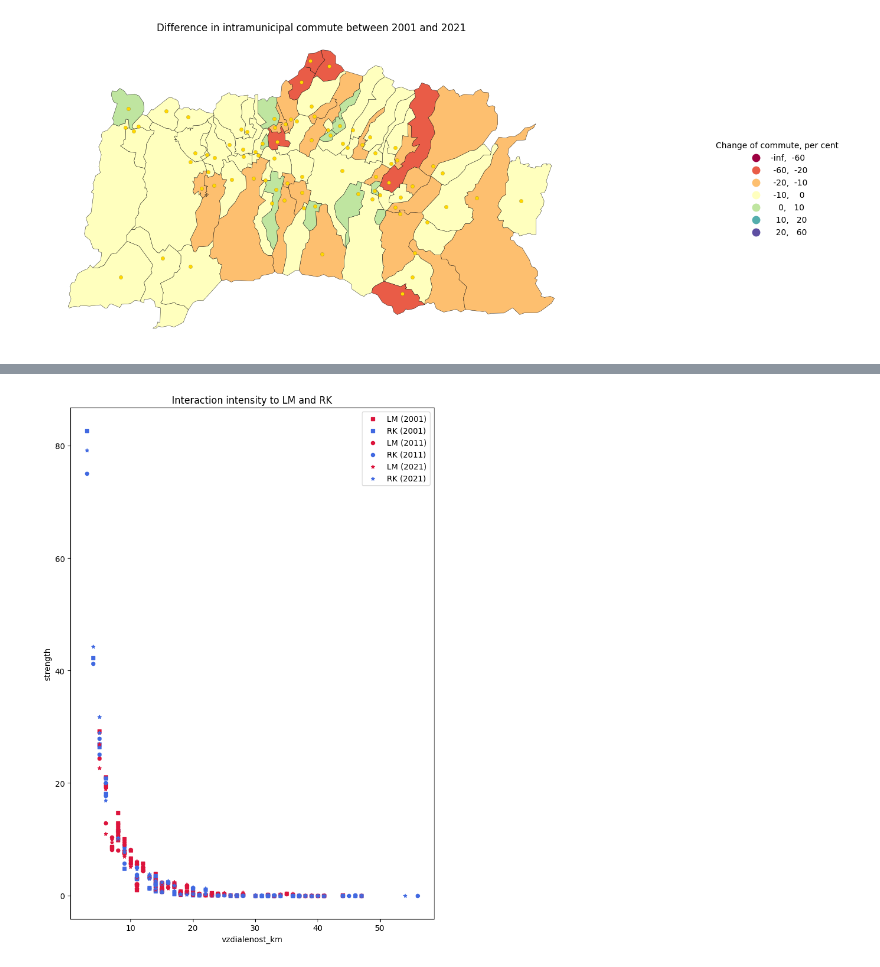
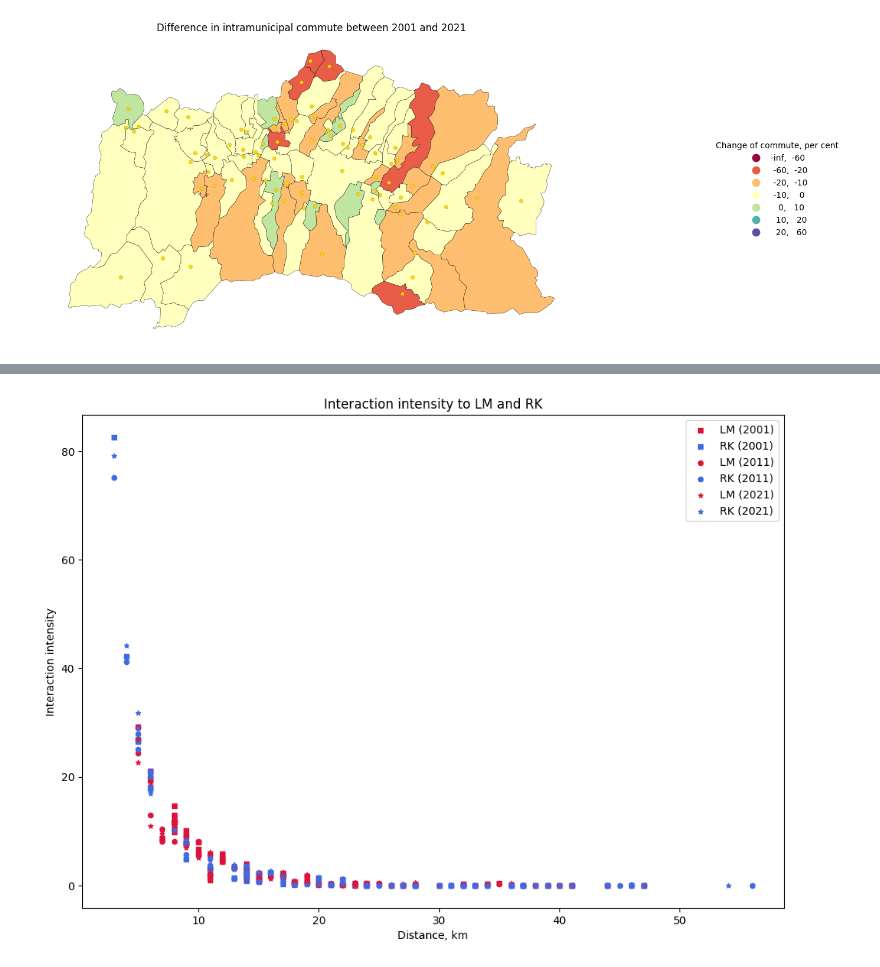
Before and after one commit to dbelohonov/maps_liptov, a Jupyter notebook: notebooks/comparison.ipynb, the cells around one changed output, grey strips where cells are left out. Cells and saved outputs as stored; diff of their text form; code cells hidden in the pictures.

Commit message:
Interaction intensity plots

```diff
--- a/notebooks/comparison.ipynb
+++ b/notebooks/comparison.ipynb
@@ -606,8 +651,4 @@ plt.show()
 # %%
-
-# print(distance.head())
-print(table21.columns)
-
 dist21 = commute21.merge(
     table21[["obecA", "spolu21"]],
     left_on = "obecA",
@@ -645,7 +686,13 @@ print(dist_lm_21.shape[0])
 plt.figure(figsize = (11.69, 8.27))
 # ------------------------------ Gravity force of LM ------------------------------
 plt.subplot(2, 1, 1)
-dist_lm_21["interval"] = pd.cut(dist_lm_21["strength"], bins = 5, labels = False)
+dist_lm_21["interval"] = pd.cut(dist_lm_21["strength"], bins = distance_bins, include_lowest = False, labels = False)
+map2.plot(
+    ax = plt.gca(),
+    color = "lightgray",
+    edgecolor = "black",
+    linewidth = 0.3
+)
 dist_lm_21.plot(
     ax = plt.gca(),
     column = "strength",
@@ -653,8 +700,8 @@ dist_lm_21.plot(
     legend = True,
     edgecolor = "black",
     linewidth = 0.3,
-    scheme = "equalinterval",
-    k = 5,
+    scheme = "user_defined",
+    classification_kwds = {"bins": distance_bins},
     legend_kwds = {
         "title": "Sila vztahu",
         "loc": "right",
@@ -675,7 +722,13 @@ plt.axis(False)
 
 # ------------------------------ Gravity force of RK ------------------------------
 plt.subplot(2, 1, 2)
-dist_rk_21["interval"] = pd.cut(dist_rk_21["strength"], bins = 5, labels = False)
+dist_rk_21["interval"] = pd.cut(dist_rk_21["strength"], bins = distance_bins, include_lowest = False, labels = False)
+map2.plot(
+    ax = plt.gca(),
+    color = "lightgray",
+    edgecolor = "black",
+    linewidth = 0.3
+)
 dist_rk_21.plot(
     ax = plt.gca(),
     column = "strength",
@@ -683,8 +736,8 @@ dist_rk_21.plot(
     legend = True,
     edgecolor = "black",
     linewidth = 0.3,
-    scheme = "equalinterval",
-    k = 5,
+    scheme = "user_defined",
+    classification_kwds = {"bins": distance_bins},
     legend_kwds = {
         "title": "Sila vztahu",
         "loc": "right",
@@ -702,6 +755,6 @@ obce_gdf.plot(
 )
 plt.title("Interaction intensity of RK (2021)")
 plt.axis(False)
-plt.savefig("../result_maps/gravity/LM_RK_gravity_2021.pdf", format = "pdf", dpi = 300, bbox_inches = "tight")
+# plt.savefig("../result_maps/gravity/LM_RK_gravity_2021.pdf", format = "pdf", dpi = 300, bbox_inches = "tight")
 plt.show()
 # %% [output]
@@ -754,14 +764,16 @@ dist_rk = (
 # %%
-plt.figure(figsize = (8.27, 11.69))
+plt.figure(figsize = (11.69, 8.27))
 
 dist_lm_01.plot(kind = "scatter", x = "vzdialenost_km", y = "strength", ax = plt.gca(), marker = "s", color = "crimson", label = "LM (2001)")
 dist_rk_01.plot(kind = "scatter", x = "vzdialenost_km", y = "strength", ax = plt.gca(), marker = "s", color = "royalblue", label = "RK (2001)")
 dist_lm_11.plot(kind = "scatter", x = "vzdialenost_km", y = "strength", ax = plt.gca(), marker = "o", color = "crimson", label = "LM (2011)")
 dist_rk_11.plot(kind = "scatter", x = "vzdialenost_km", y = "strength", ax = plt.gca(), marker = "o", color = "royalblue", label = "RK (2011)")
 dist_lm_21.plot(kind = "scatter", x = "vzdialenost_km", y = "strength", ax = plt.gca(), marker = "*", color = "crimson", label = "LM (2021)")
 dist_rk_21.plot(kind = "scatter", x = "vzdialenost_km", y = "strength", ax = plt.gca(), marker = "*", color = "royalblue", label = "RK (2021)")
+plt.xlabel("Distance, km")
+plt.ylabel("Interaction intensity")
 plt.title("Interaction intensity to LM and RK")
 plt.savefig("../result_maps/gravity/LM_RK_gravity_plot_both.pdf", format = "pdf", dpi = 300, bbox_inches = "tight")
 plt.show()
 # %% [output]
-[figure, old version]
+[figure, new version]
```
Also changed, not shown: parts of 9 cells of this notebook, 7 other files.
